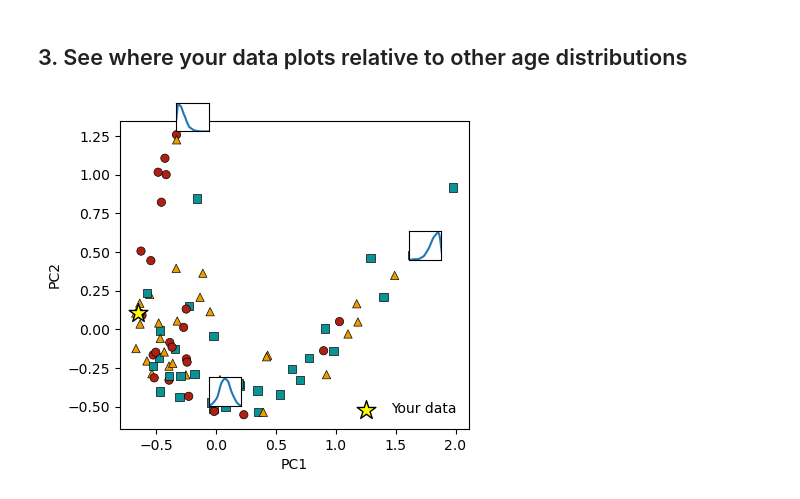
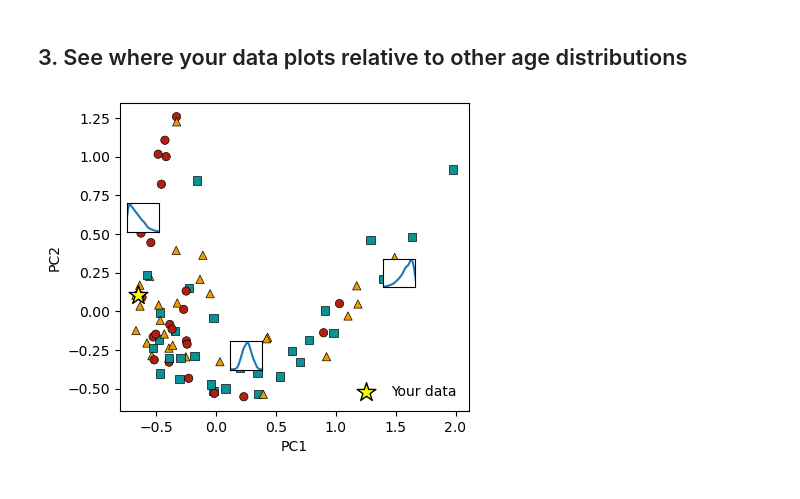
Before and after one commit to ChetanNathwani/zircon_age_spectra, a Jupyter notebook: scripts/zircon_age_spectra_binder.ipynb, the cells around one changed output. Saved outputs shown, nothing was run; the diff lists cells and outputs as text; code cells hidden in the pictures.

Commit message:
removed unpublished data from ID-TIMS database

```diff
--- a/scripts/zircon_age_spectra_binder.ipynb
+++ b/scripts/zircon_age_spectra_binder.ipynb
@@ -110,9 +110,9 @@ fig, axs = plt.subplots(1,1, figsize = (4.5,4))
 colors = [(10/255, 147/255, 150/255),(174/255, 32/255, 18/255),(238/255, 155/255, 0/255)]
 shapes = ['s','o','^']
 
-pc1, pc2, types, localities = geochron.generate_pca_scores()
+pca_W2_data = geochron.generate_pca_scores()
 
-sb.scatterplot(x=pc1,y=pc2,hue = types, style = types, markers = shapes,
+sb.scatterplot(x=pca_W2_data['PC1'],y=pca_W2_data['PC2'],hue = pca_W2_data['Type'], style = pca_W2_data['Type'], markers = shapes,
               edgecolor = 'black', palette = colors, ax = axs, legend = False)
 
 axs.set_xlabel('PC1')
@@ -132,31 +132,31 @@ for skew in example_skews:
     x = x - min(x)      #Shift the set so the minimum value is equal to zero.
     x = x / max(x)      #Standadize all the vlues between 0 and 1.
     x = x * maxValue         #Multiply the standardized values by the maximum value.
 
     with warnings.catch_warnings():
         warnings.simplefilter("ignore")
         pc1, pc2 = geochron.calc_W_PCA(x, np.ones(len(x)))
 
     ax = inset_axes(axs, "100%", "100%",
                     bbox_to_anchor=(pc1-(size_x/2), pc2-(size_y/2), size_x, size_y),
                     bbox_transform=axs.transData, loc="center")
 
     sb.kdeplot(x, ax = ax)
     ax.get_xaxis().set_visible(False)
     ax.get_yaxis().set_visible(False)
     ax.set_xlim([0,1])
 
 x = np.linspace(0,1,10000)
 
 ax.get_xaxis().set_visible(False)
 ax.get_yaxis().set_visible(False)
 
 pc1, pc2 = geochron.calc_W_PCA(ages_fil, unc_fil)
 
 axs.scatter(pc1, pc2, s = 200, color = 'yellow', marker = '*', edgecolor = 'black', label = 'Your data')
 
 legend = axs.legend(loc = 4, frameon = False)
 plt.rcParams['svg.fonttype'] = 'none'
 plt.show()
 # %% [output]
-[figure, old version]
+[figure, new version]
```
Also changed, not shown: parts of 1 cell of this notebook, 6 other files.
